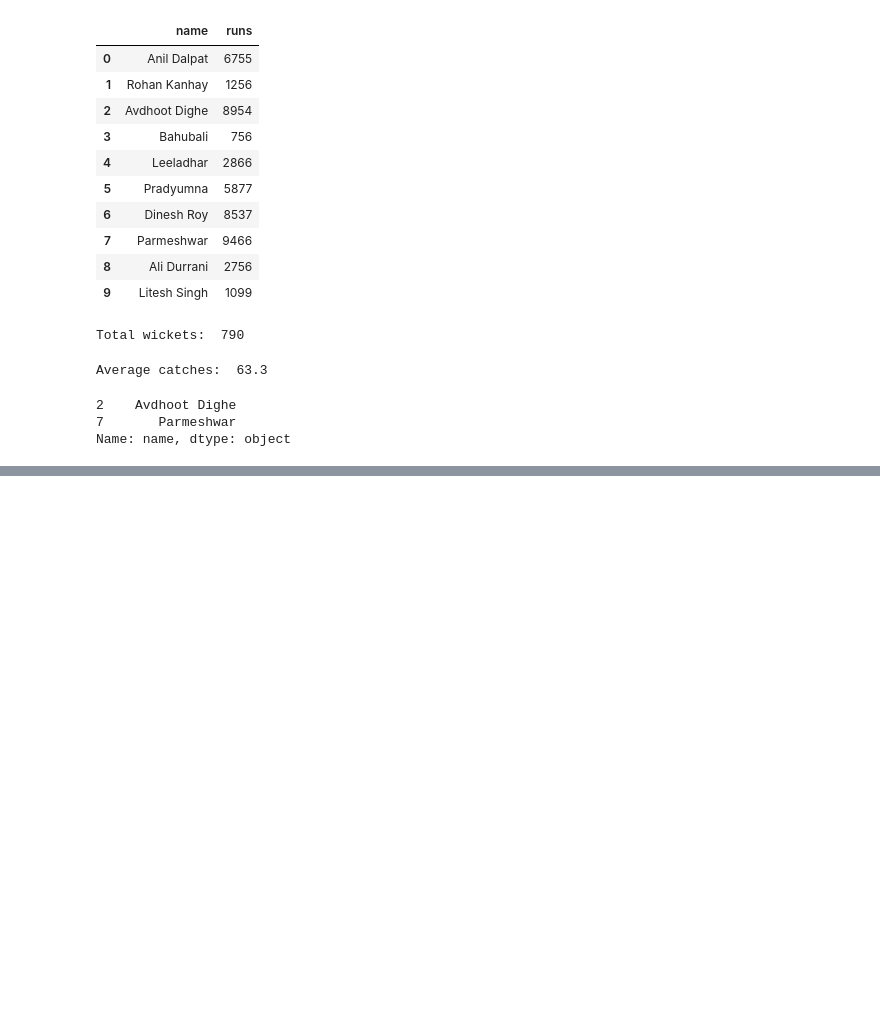
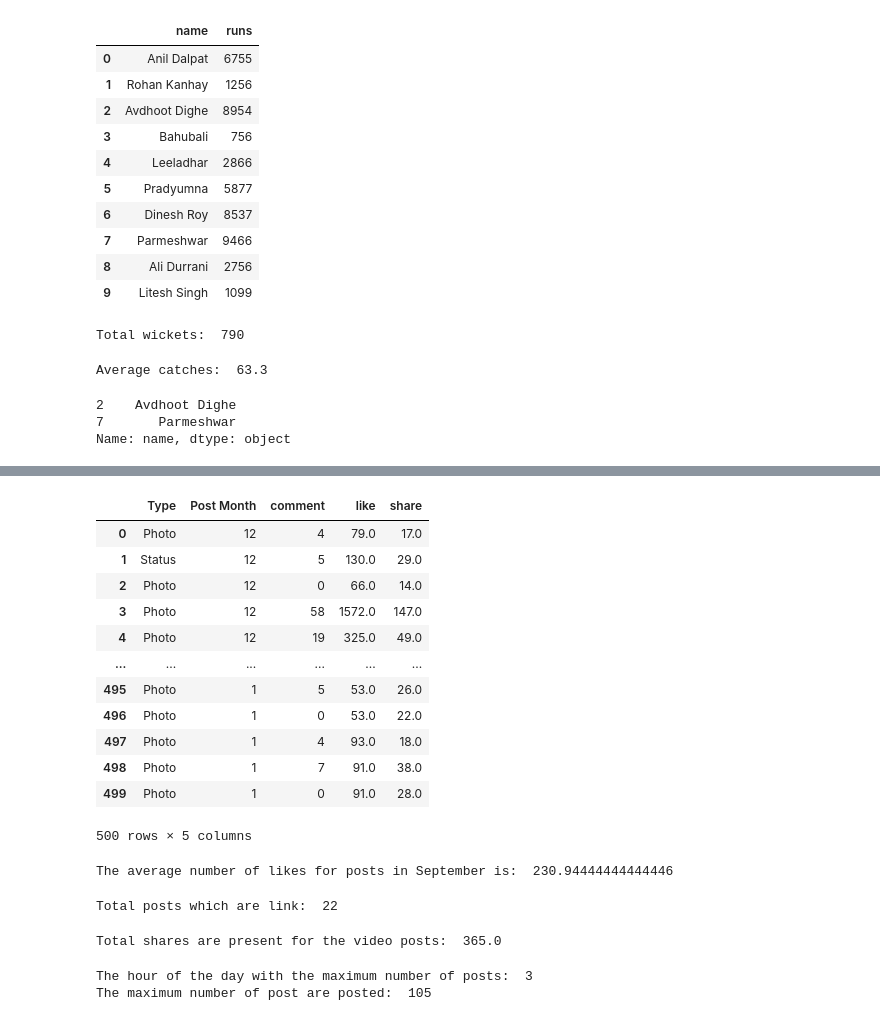
Before and after one commit to hipooja/Data-Science, a Jupyter notebook: Assignment2.ipynb, the cells around one changed output, grey strips where cells are left out. Drawn from its saved outputs; the diff is of its cells as text; code cells hidden in the pictures; blank space fills up the shorter version.

```diff
--- a/Assignment2.ipynb
+++ b/Assignment2.ipynb
@@ -62,0 +169,47 @@ Average wickets:  79.0
+# %%
+df_fb[['Type', 'Post Month', 'comment', 'like', 'share']]
+# %% [output]
+|  | Type | Post Month | comment | like | share |
+| 0 | Photo | 12 | 4 | 79.0 | 17.0 |
+| 1 | Status | 12 | 5 | 130.0 | 29.0 |
+| 2 | Photo | 12 | 0 | 66.0 | 14.0 |
+| 3 | Photo | 12 | 58 | 1572.0 | 147.0 |
+| 4 | Photo | 12 | 19 | 325.0 | 49.0 |
+| ... | ... | ... | ... | ... | ... |
+| 495 | Photo | 1 | 5 | 53.0 | 26.0 |
+| 496 | Photo | 1 | 0 | 53.0 | 22.0 |
+| 497 | Photo | 1 | 4 | 93.0 | 18.0 |
+| 498 | Photo | 1 | 7 | 91.0 | 38.0 |
+| 499 | Photo | 1 | 0 | 91.0 | 28.0 |
+500 rows × 5 columns
+# %%
+september_data = df_fb[df_fb['Post Month'] == 9]
+
+average_likes = september_data['like'].mean()
+print('The average number of likes for posts in September is: ', average_likes)
+# %% [output]
+The average number of likes for posts in September is:  230.94444444444446
+# %%
+total_type_links = df_fb[df_fb['Type'] == 'Link'].count()
+
+print('Total posts which are link: ', total_type_links['Type'])
+# %% [output]
+Total posts which are link:  22
+# %%
+type_video = df_fb[df_fb['Type'] == 'Video']
+
+total_share = type_video['share'].sum()
+print('Total shares are present for the video posts: ', total_share)
+# %% [output]
+Total shares are present for the video posts:  365.0
+# %%
+post_hour = df_fb['Post Hour'].value_counts()
+
+max_posts_hour = post_hour.idxmax()
+max_posts_count = post_hour.max()
+
+print('The hour of the day with the maximum number of posts: ', max_posts_hour)
+print('The maximum number of post are posted: ', max_posts_count)
+# %% [output]
+The hour of the day with the maximum number of posts:  3
+The maximum number of post are posted:  105
```
Also changed, not shown: parts of 13 cells of this notebook.
